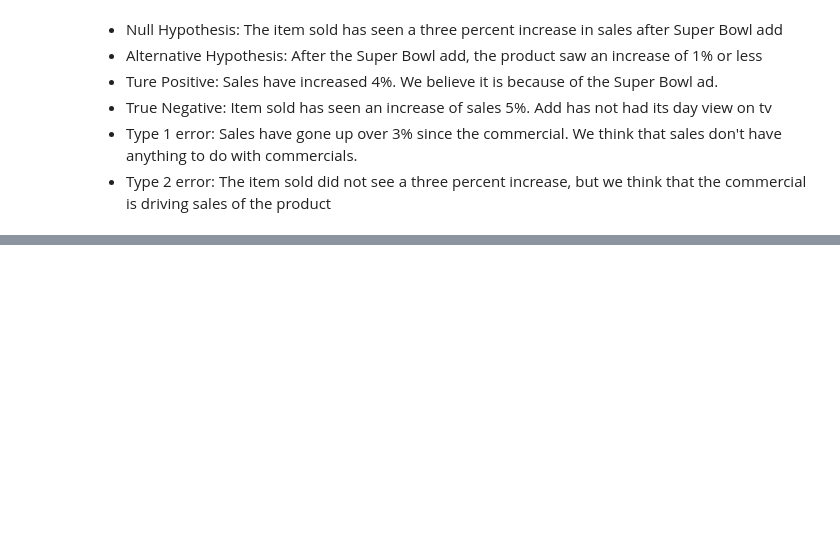
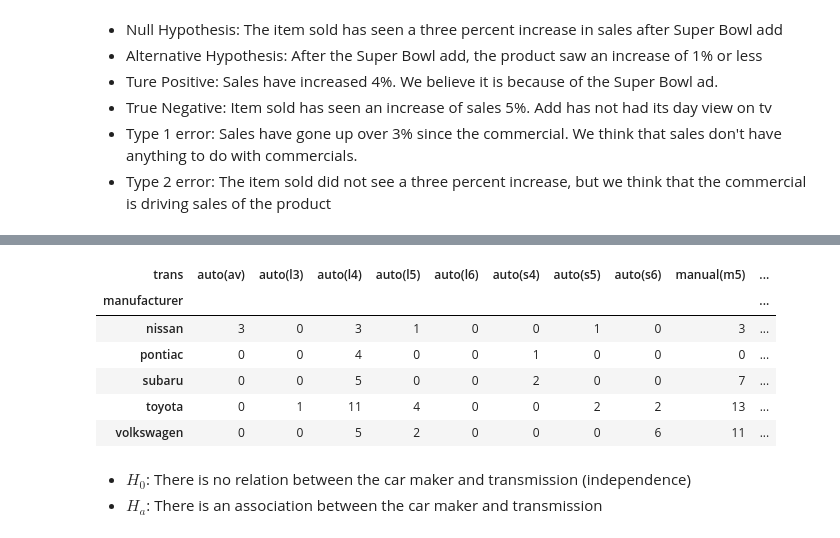
Before and after one commit to VelasquezAlejandro044/statistics-exercises, a Jupyter notebook: hypothesis_testing.ipynb, the cells around one changed output, grey strips where cells are left out. Saved outputs shown, nothing was run; the diff lists cells and outputs as text; code cells hidden in the pictures; blank space fills up the shorter version.

```diff
--- a/hypothesis_testing.ipynb
+++ b/hypothesis_testing.ipynb
@@ -37,0 +384,16 @@ Is our television ad driving more sales?
+# %%
+# pandas crosstab to make a 'contingency' table
+observed = pd.crosstab(mpg.manufacturer, mpg.trans)
+observed.tail()
+# %% [output]
+| trans | auto(av) | auto(l3) | auto(l4) | auto(l5) | auto(l6) | auto(s4) | auto(s5) | auto(s6) | manual(m5) | ... |
+| manufacturer |  |  |  |  |  |  |  |  |  | ... |
+| nissan | 3 | 0 | 3 | 1 | 0 | 0 | 1 | 0 | 3 | ... |
+| pontiac | 0 | 0 | 4 | 0 | 0 | 1 | 0 | 0 | 0 | ... |
+| subaru | 0 | 0 | 5 | 0 | 0 | 2 | 0 | 0 | 7 | ... |
+| toyota | 0 | 1 | 11 | 4 | 0 | 0 | 2 | 2 | 13 | ... |
+| volkswagen | 0 | 0 | 5 | 2 | 0 | 0 | 0 | 6 | 11 | ... |
+# %% [markdown]
+
+- $H_0$: There is no relation between the car maker and transmission  (independence)
+- $H_a$: There is an association between the car maker and transmission
```
Also changed, not shown: parts of 76 cells of this notebook, 2 other files.
